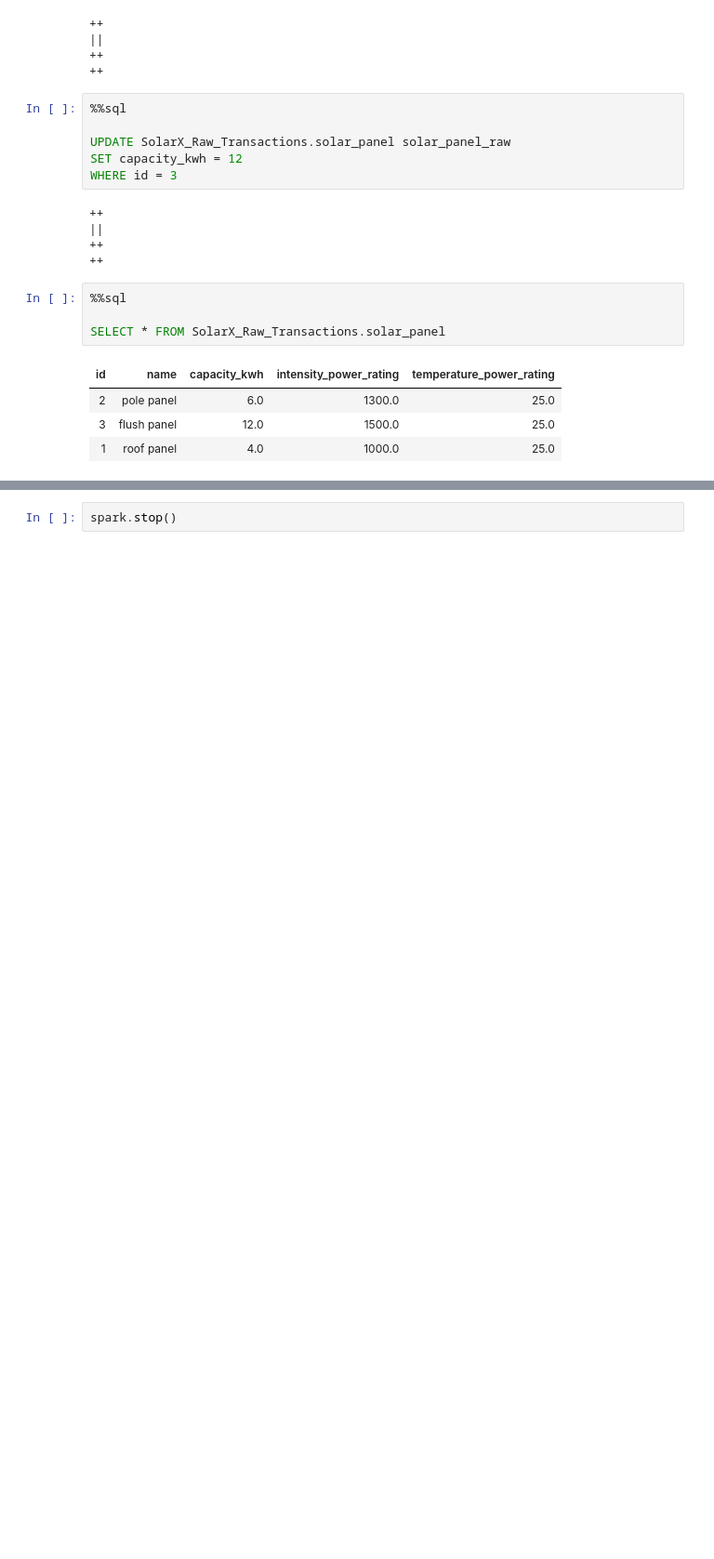
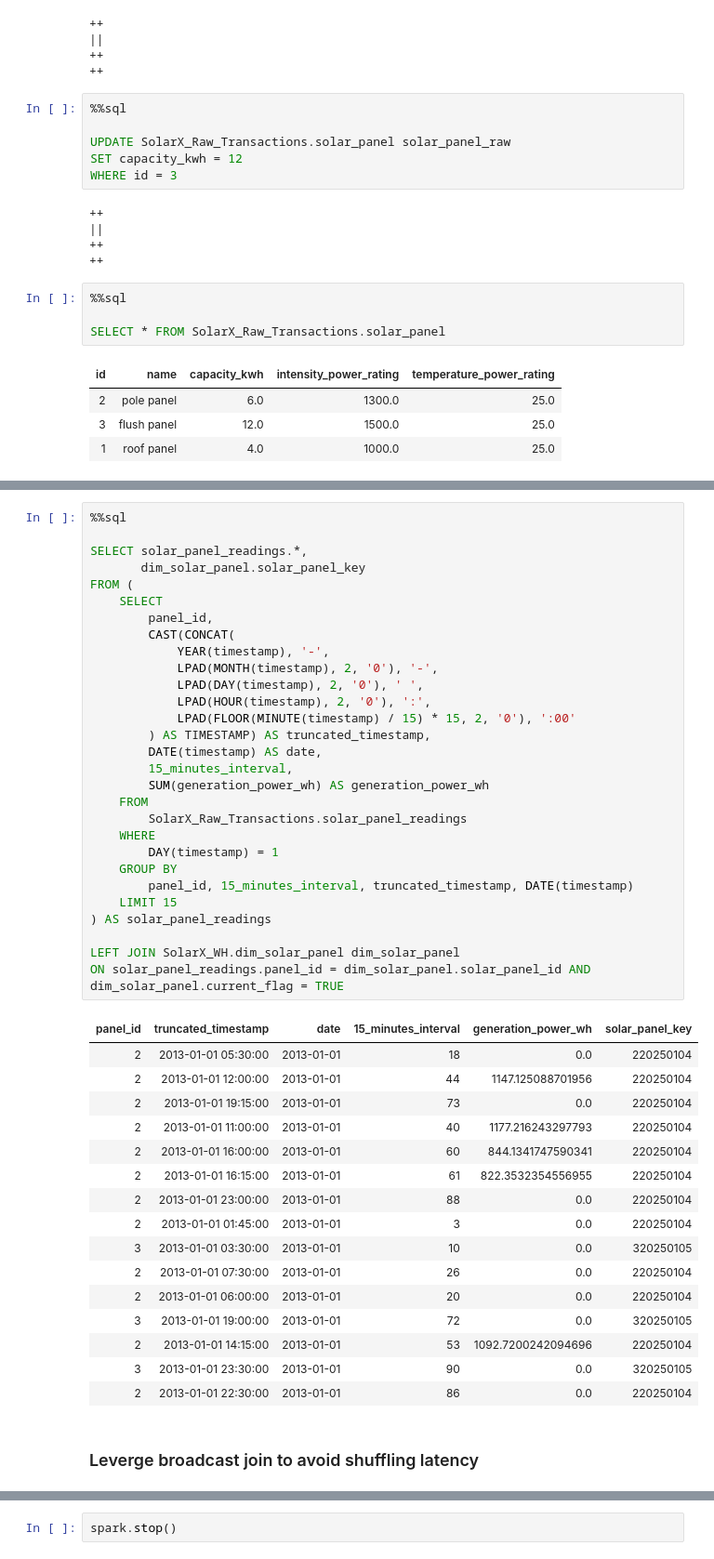
Before and after one commit to eslamdyab21/SolarX-Lakehouse, a Jupyter notebook: notebooks/wh_etl.ipynb, the cells around one changed output, grey strips where cells are left out. Shown at 93% size. Cells and saved outputs as stored; diff of their text form; blank space fills up the shorter version.

Commit message:
solar panel fact table

```diff
--- a/notebooks/wh_etl.ipynb
+++ b/notebooks/wh_etl.ipynb
@@ -905,0 +1005,48 @@ SELECT * FROM SolarX_WH.dim_solar_panel
+# %%
+%%sql
+
+SELECT solar_panel_readings.*,
+       dim_solar_panel.solar_panel_key
+FROM (
+    SELECT
+        panel_id,
+        CAST(CONCAT(
+            YEAR(timestamp), '-',
+            LPAD(MONTH(timestamp), 2, '0'), '-',
+            LPAD(DAY(timestamp), 2, '0'), ' ',
+            LPAD(HOUR(timestamp), 2, '0'), ':',
+            LPAD(FLOOR(MINUTE(timestamp) / 15) * 15, 2, '0'), ':00'
+        ) AS TIMESTAMP) AS truncated_timestamp,
+        DATE(timestamp) AS date,
+        15_minutes_interval,
+        SUM(generation_power_wh) AS generation_power_wh
+    FROM
+        SolarX_Raw_Transactions.solar_panel_readings
+    WHERE
+        DAY(timestamp) = 1
+    GROUP BY
+        panel_id, 15_minutes_interval, truncated_timestamp, DATE(timestamp)
+    LIMIT 15
+) AS solar_panel_readings
+
+LEFT JOIN SolarX_WH.dim_solar_panel dim_solar_panel
+ON solar_panel_readings.panel_id = dim_solar_panel.solar_panel_id AND dim_solar_panel.current_flag = TRUE
+# %% [output]
+| panel_id | truncated_timestamp | date | 15_minutes_interval | generation_power_wh | solar_panel_key |
+| 2 | 2013-01-01 05:30:00 | 2013-01-01 | 18 | 0.0 | 220250104 |
+| 2 | 2013-01-01 12:00:00 | 2013-01-01 | 44 | 1147.125088701956 | 220250104 |
+| 2 | 2013-01-01 19:15:00 | 2013-01-01 | 73 | 0.0 | 220250104 |
+| 2 | 2013-01-01 11:00:00 | 2013-01-01 | 40 | 1177.216243297793 | 220250104 |
+| 2 | 2013-01-01 16:00:00 | 2013-01-01 | 60 | 844.1341747590341 | 220250104 |
+| 2 | 2013-01-01 16:15:00 | 2013-01-01 | 61 | 822.3532354556955 | 220250104 |
+| 2 | 2013-01-01 23:00:00 | 2013-01-01 | 88 | 0.0 | 220250104 |
+| 2 | 2013-01-01 01:45:00 | 2013-01-01 | 3 | 0.0 | 220250104 |
+| 3 | 2013-01-01 03:30:00 | 2013-01-01 | 10 | 0.0 | 320250105 |
+| 2 | 2013-01-01 07:30:00 | 2013-01-01 | 26 | 0.0 | 220250104 |
+| 2 | 2013-01-01 06:00:00 | 2013-01-01 | 20 | 0.0 | 220250104 |
+| 3 | 2013-01-01 19:00:00 | 2013-01-01 | 72 | 0.0 | 320250105 |
+| 2 | 2013-01-01 14:15:00 | 2013-01-01 | 53 | 1092.7200242094696 | 220250104 |
+| 3 | 2013-01-01 23:30:00 | 2013-01-01 | 90 | 0.0 | 320250105 |
+| 2 | 2013-01-01 22:30:00 | 2013-01-01 | 86 | 0.0 | 220250104 |
+# %% [markdown]
+### Leverge broadcast join to avoid shuffling latency
```
Also changed, not shown: parts of 14 cells of this notebook.
